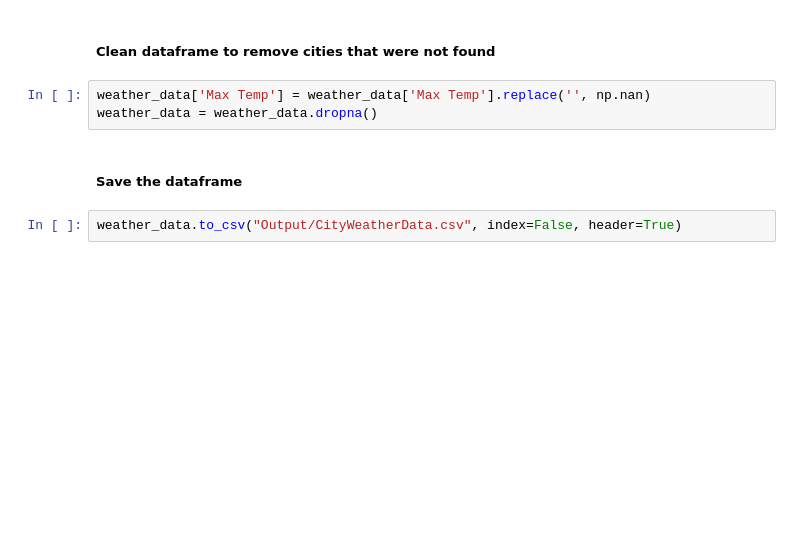
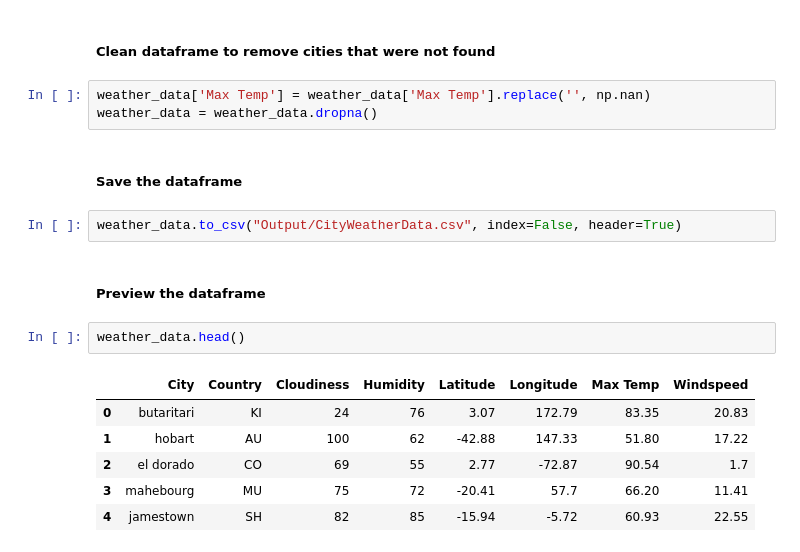
Before and after one commit to ShimsyV/python-api-challenge, a Jupyter notebook: WeatherPy/WeatherPy.ipynb, the cells around one changed output. Cells and saved outputs as stored; diff of their text form; blank space fills up the shorter version.

Commit message:
Preview the dataframe

```diff
--- a/WeatherPy/WeatherPy.ipynb
+++ b/WeatherPy/WeatherPy.ipynb
@@ -154,3 +154,14 @@ weather_data = weather_data.dropna()
 ##### Save the dataframe
 # %%
 weather_data.to_csv("Output/CityWeatherData.csv", index=False, header=True)
+# %% [markdown]
+##### Preview the dataframe
+# %%
+weather_data.head()
+# %% [output]
+|  | City | Country | Cloudiness | Humidity | Latitude | Longitude | Max Temp | Windspeed |
+| 0 | butaritari | KI | 24 | 76 | 3.07 | 172.79 | 83.35 | 20.83 |
+| 1 | hobart | AU | 100 | 62 | -42.88 | 147.33 | 51.80 | 17.22 |
+| 2 | el dorado | CO | 69 | 55 | 2.77 | -72.87 | 90.54 | 1.7 |
+| 3 | mahebourg | MU | 75 | 72 | -20.41 | 57.7 | 66.20 | 11.41 |
+| 4 | jamestown | SH | 82 | 85 | -15.94 | -5.72 | 60.93 | 22.55 |
```
